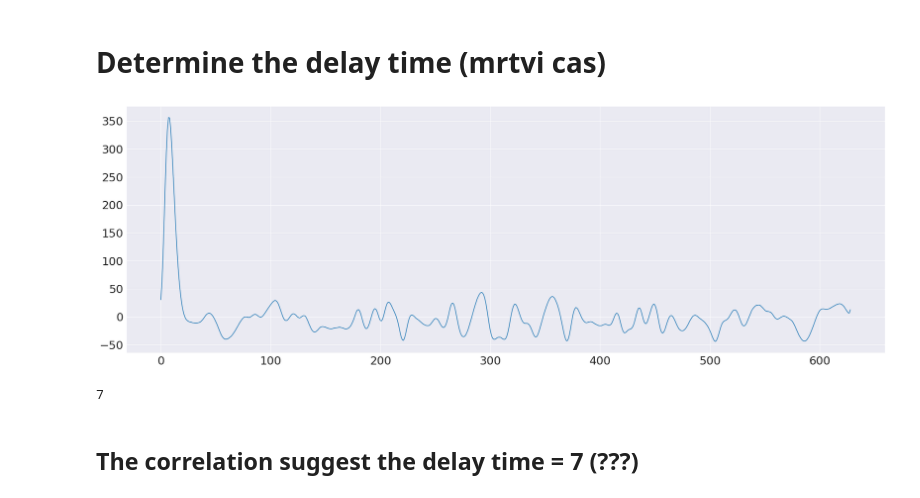
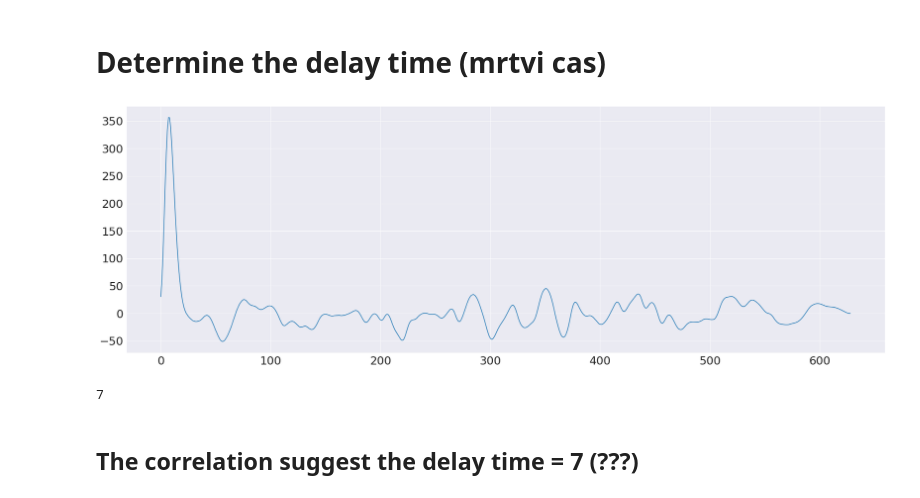
Before and after one commit to nyuhanc/BLA, a Jupyter notebook: 0_preliminary_analysis.ipynb, the cells around one changed output. Drawn from its saved outputs; the diff is of its cells as text; code cells hidden in the pictures.

```diff
--- a/0_preliminary_analysis.ipynb
+++ b/0_preliminary_analysis.ipynb
@@ -215,13 +215,13 @@ plt.show()
 # %%
 plt.figure(figsize=(30,10))
 #corr = np.convolve(df2['u'], df2['y'])
-corr = [np.sum(df2['u']*np.roll(df2['y'],-i)) for i in range(len(df2['u']))]
+corr = [np.sum(df2['y']*df2['u'].shift(i)) for i in range(len(df2['u']))]
 plt.plot(corr)
 plt.show()
 
 print(np.argmax(corr))
 # %% [output]
-[figure, old version]
+[figure, new version]
 7
 # %% [markdown]
 ## The correlation suggest the delay time = 7 (???)
```
Also changed, not shown: parts of 2 cells of this notebook, 3 other files.
